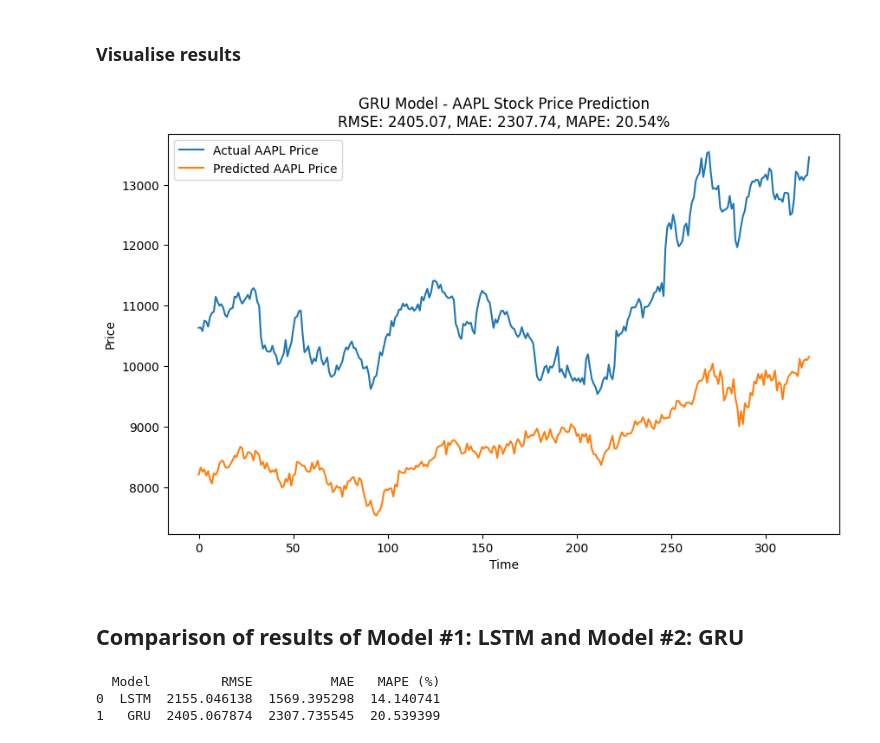
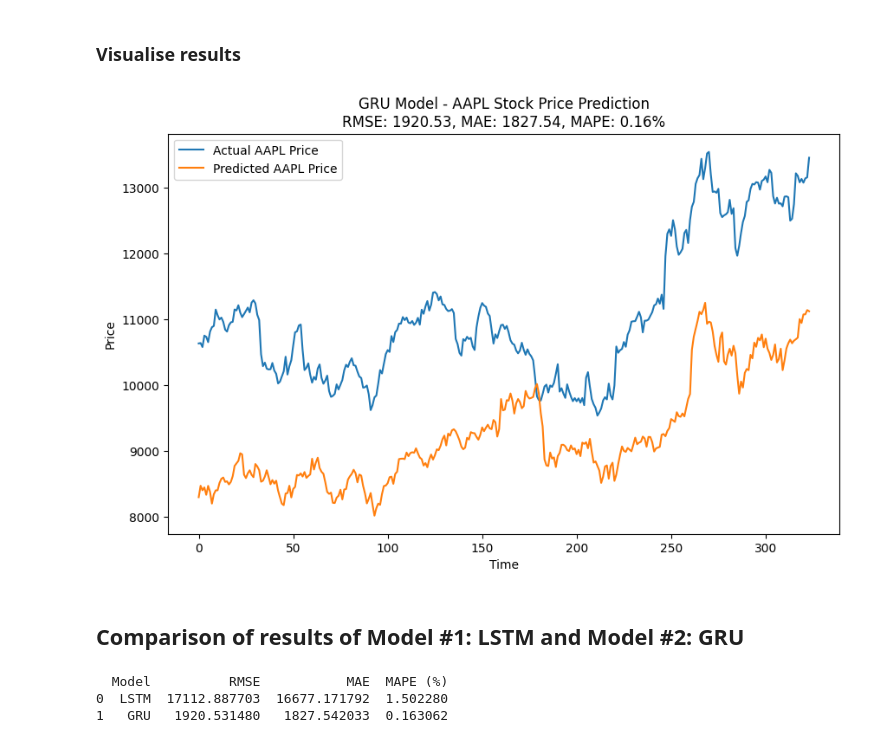
Before and after one commit to ongbernice/DSE4212-Financial-Time-Series-Analysis, a Jupyter notebook: src/RNN.ipynb, the cells around one changed output. Saved outputs shown, nothing was run; the diff lists cells and outputs as text; code cells hidden in the pictures.

```diff
--- a/src/RNN.ipynb
+++ b/src/RNN.ipynb
@@ -110,6 +110,7 @@ Epoch 10/10
 ### Make predictions and evaluate performance
 # %%
 # LSTM Predictions and Evaluation
+y_test_rescaled = scaler_y.inverse_transform(y_test_seq.reshape(-1, 1))
 y_pred_seq_lstm = model_lstm.predict(X_test_seq)
 y_pred_lstm = scaler_y.inverse_transform(y_pred_seq_lstm)
 
@@ -236,14 +237,14 @@ GRU Model - RMSE: 2405.0678741260044, MAE: 2307.735545440157, MAPE: 20.539399298
 # %%
 plt.figure(figsize=(10, 6))
 plt.plot(y_test_rescaled, label='Actual AAPL Price')
-plt.plot(y_pred, label='Predicted AAPL Price')
-plt.title(f'GRU Model - AAPL Stock Price Prediction\nRMSE: {rmse:.2f}, MAE: {mae:.2f}, MAPE: {mape:.2f}%')
+plt.plot(y_pred_gru, label='Predicted AAPL Price')
+plt.title(f'GRU Model - AAPL Stock Price Prediction\nRMSE: {rmse_gru:.2f}, MAE: {mae_gru:.2f}, MAPE: {mape_gru:.2f}%')
 plt.xlabel('Time')
 plt.ylabel('Price')
 plt.legend()
 plt.show()
 # %% [output]
-[figure, old version]
+[figure, new version]
 # %% [markdown]
 ## Comparison of results of Model #1: LSTM and Model #2: GRU
 # %%
@@ -257,6 +258,6 @@ results = pd.DataFrame({
 
 print(results)
 # %% [output]
-  Model         RMSE          MAE   MAPE (%)
-0  LSTM  2155.046138  1569.395298  14.140741
-1   GRU  2405.067874  2307.735545  20.539399
+  Model          RMSE           MAE  MAPE (%)
+0  LSTM  17112.887703  16677.171792  1.502280
+1   GRU   1920.531480   1827.542033  0.163062
```
Also changed, not shown: parts of 7 cells of this notebook.
